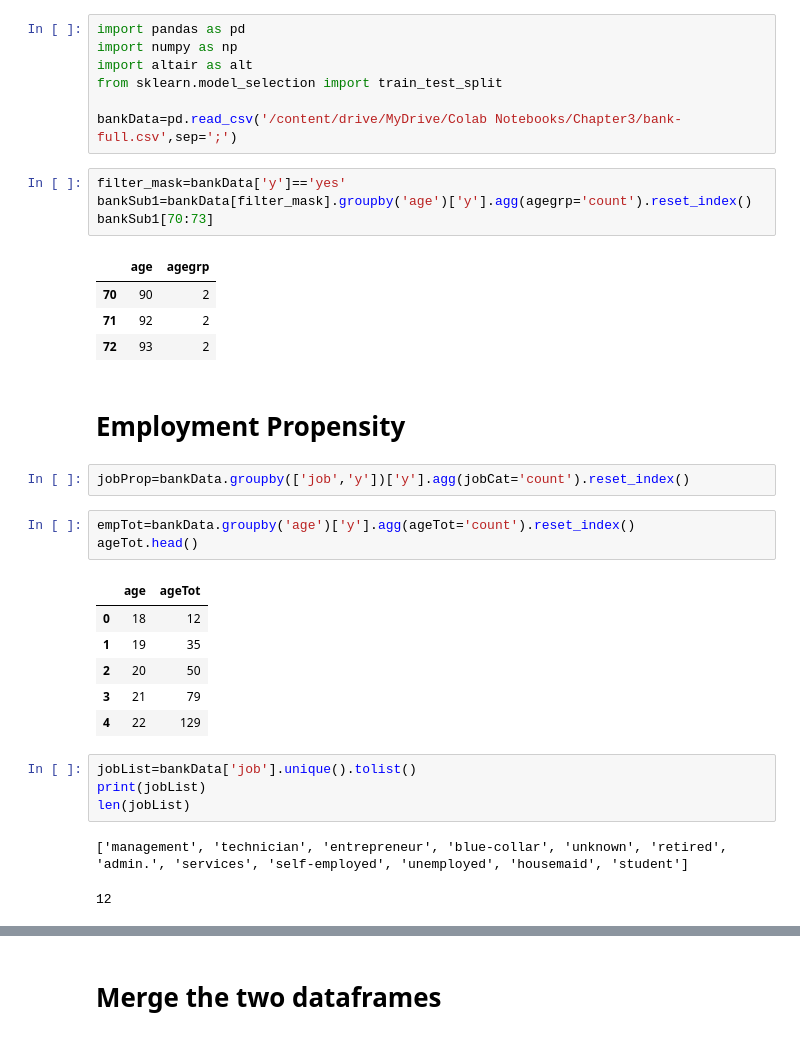
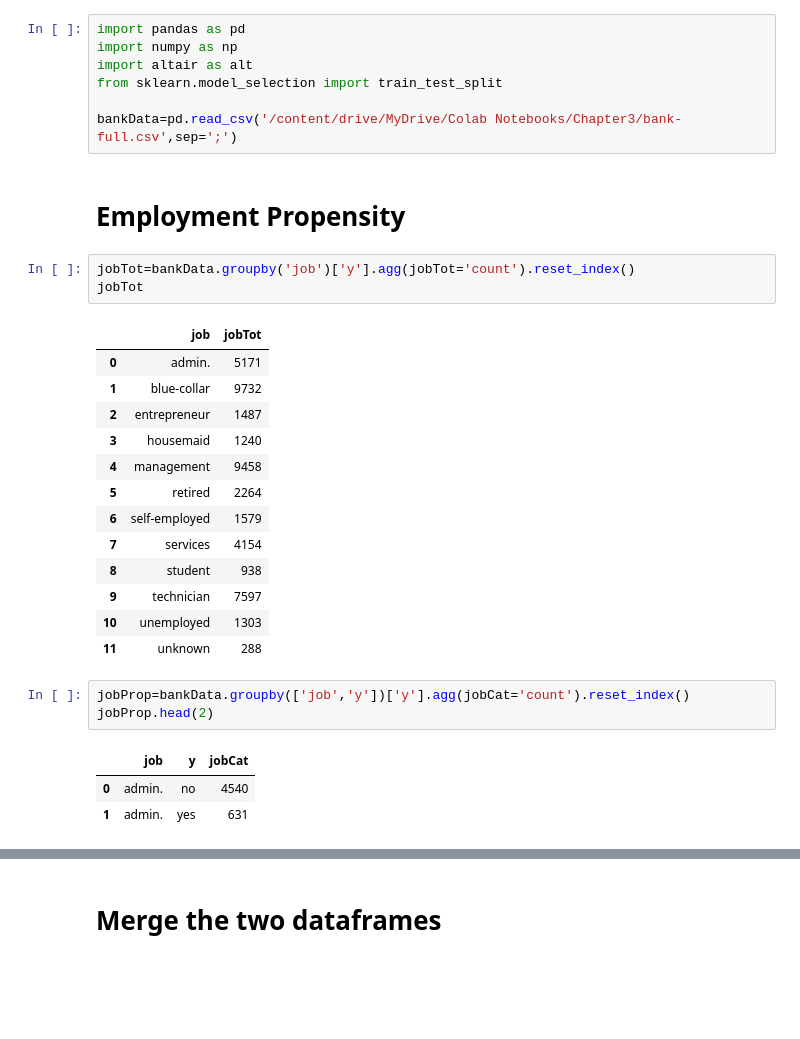
Before and after one commit to TwoManyHands/Algorithms, a Jupyter notebook: bank_2.ipynb, the cells around one changed output, grey strips where cells are left out. Drawn from its saved outputs; the diff is of its cells as text; blank space fills up the shorter version.

```diff
--- a/bank_2.ipynb
+++ b/bank_2.ipynb
@@ -14,33 +14,29 @@ import altair as alt
 from sklearn.model_selection import train_test_split
 
 bankData=pd.read_csv('/content/drive/MyDrive/Colab Notebooks/Chapter3/bank-full.csv',sep=';')
-# %%
-filter_mask=bankData['y']=='yes'
-bankSub1=bankData[filter_mask].groupby('age')['y'].agg(agegrp='count').reset_index()
-bankSub1[70:73]
-# %% [output]
-|  | age | agegrp |
-| 70 | 90 | 2 |
-| 71 | 92 | 2 |
-| 72 | 93 | 2 |
 # %% [markdown]
 # Employment Propensity
+# %%
+jobTot=bankData.groupby('job')['y'].agg(jobTot='count').reset_index()
+jobTot
+# %% [output]
+|  | job | jobTot |
+| 0 | admin. | 5171 |
+| 1 | blue-collar | 9732 |
+| 2 | entrepreneur | 1487 |
+| 3 | housemaid | 1240 |
+| 4 | management | 9458 |
+| 5 | retired | 2264 |
+| 6 | self-employed | 1579 |
+| 7 | services | 4154 |
+| 8 | student | 938 |
+| 9 | technician | 7597 |
+| 10 | unemployed | 1303 |
+| 11 | unknown | 288 |
 # %%
 jobProp=bankData.groupby(['job','y'])['y'].agg(jobCat='count').reset_index()
+jobProp.head(2)
+# %% [output]
+|  | job | y | jobCat |
+| 0 | admin. | no | 4540 |
+| 1 | admin. | yes | 631 |
-# %%
-empTot=bankData.groupby('age')['y'].agg(ageTot='count').reset_index()
-ageTot.head()
-# %% [output]
-|  | age | ageTot |
-| 0 | 18 | 12 |
-| 1 | 19 | 35 |
-| 2 | 20 | 50 |
-| 3 | 21 | 79 |
-| 4 | 22 | 129 |
-# %%
-jobList=bankData['job'].unique().tolist()
-print(jobList)
-len(jobList)
-# %% [output]
-['management', 'technician', 'entrepreneur', 'blue-collar', 'unknown', 'retired', 'admin.', 'services', 'self-employed', 'unemployed', 'housemaid', 'student']
-12
```
Also changed, not shown: parts of 14 cells of this notebook.
